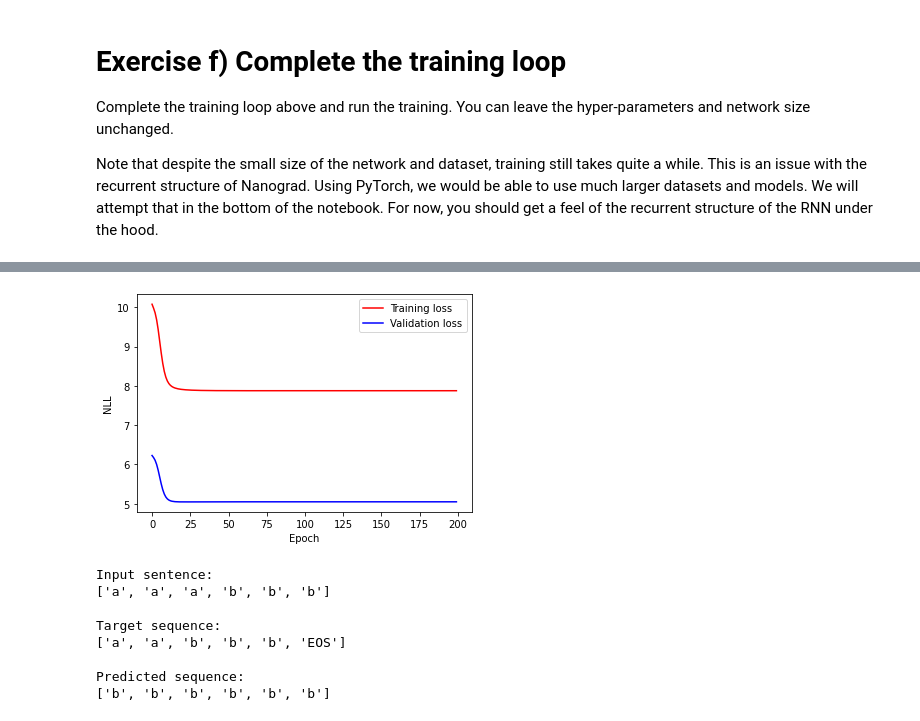
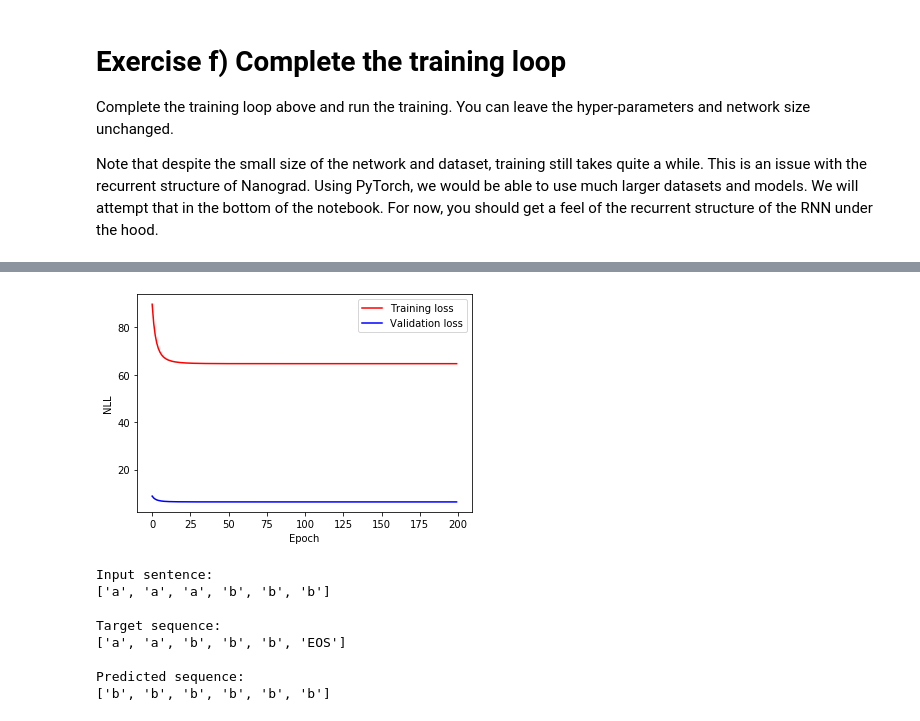
Before and after one commit to MartinBA741/Deep-Learning---DTU, a Jupyter notebook: 5_Recurrent/5_1_EXE_Recurrent_Neural_Networks_Nanograd.ipynb, the cells around one changed output, grey strips where cells are left out. Saved outputs shown, nothing was run; the diff lists cells and outputs as text; code cells hidden in the pictures.

```diff
--- a/5_Recurrent/5_1_EXE_Recurrent_Neural_Networks_Nanograd.ipynb
+++ b/5_Recurrent/5_1_EXE_Recurrent_Neural_Networks_Nanograd.ipynb
@@ -830,7 +864,7 @@ Note that despite the small size of the network and dataset, training still take
 # %%
 # Initialize training hyperparameters
 EPOCHS = 200
-LR = 0.01 #1e-2
+LR = 0.001 #1e-2
 LR_DECAY = 0.9 #0.995
 LOSS_FCT = squared_loss_sequence # or squared_loss_sequence/cross_entropy_loss_sequence
 
@@ -860,9 +894,8 @@ for e in range(EPOCHS):
     LR = LR * LR_DECAY
 
     # Training loss
-    output_test = forward_batch(encoded_test_set_x, NN)
-    Loss = sequence_loss(output_test, encoded_test_set_y, loss_fn=LOSS_FCT)
-
+    output_train = forward_batch(encoded_training_set_x, NN)
+    Loss = sequence_loss(output_train, encoded_training_set_y, loss_fn=LOSS_FCT)
     train_loss.append(Loss.v)
 
     # Validation loss
@@ -906,4 +939,4 @@ plt.show()
-[figure, old version]
+[figure, new version]
 # %%
 # Get first sentence in test set
 inputs, targets = test_set[0]
```
Also changed, not shown: parts of 6 cells of this notebook, 3 other files.
